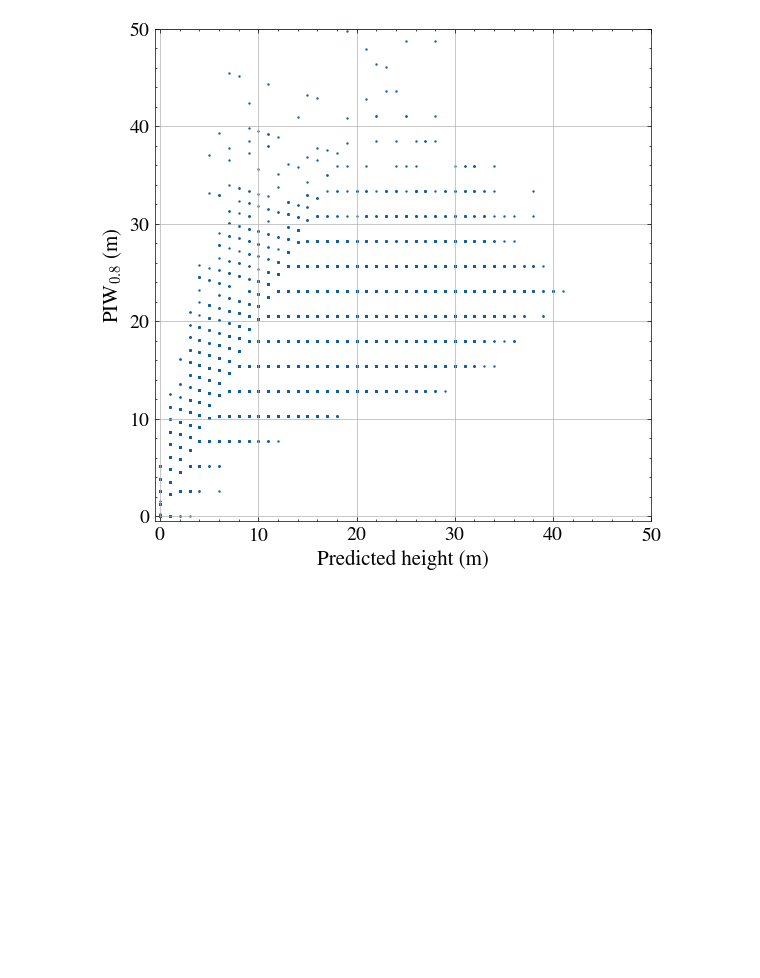
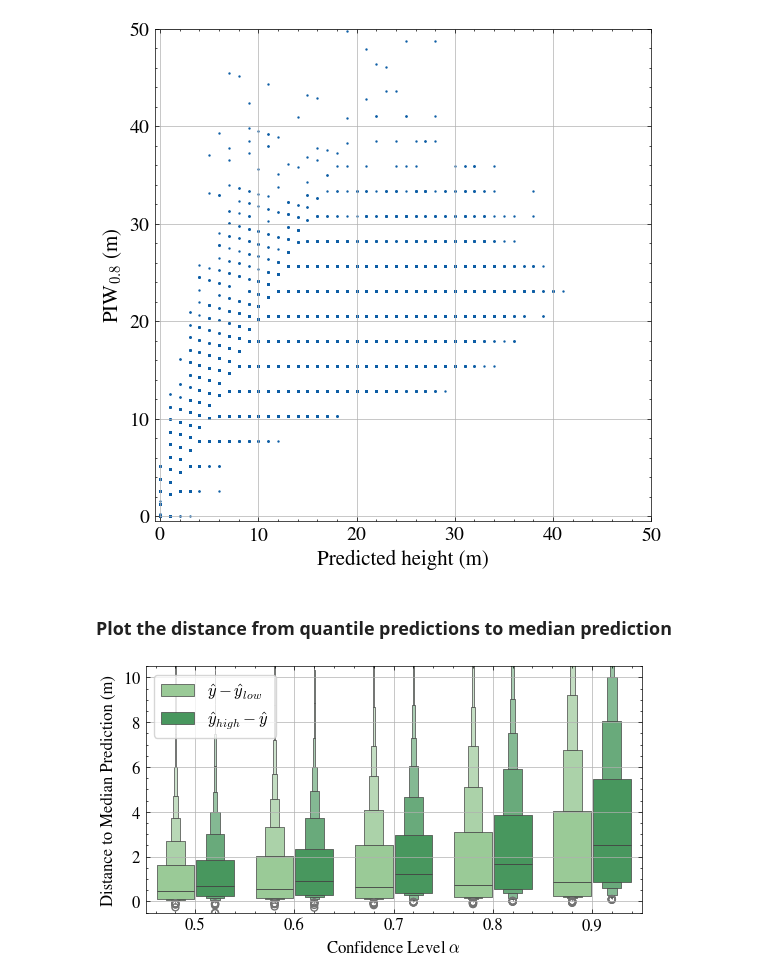
Before and after one commit to kschr40/tree_height_uncertainty_quantification, a Jupyter notebook: notebooks/evaluation.ipynb, the cells around one changed output. Drawn from its saved outputs; the diff is of its cells as text; code cells hidden in the pictures; blank space fills up the shorter version.

```diff
--- a/notebooks/evaluation.ipynb
+++ b/notebooks/evaluation.ipynb
@@ -475,3 +475,9 @@ Font family: ['serif']
 Font size: 14.0
 Dataframe loaded for model: lang, shape: (49413, 16)
 [figure]
+# %% [markdown]
+### Plot the distance from quantile predictions to median prediction
+# %%
+import seaborn as sns
+model_name = model_names[1]
+df = pd.read_pickle(f'results_dataframes/results_{model_name}.pkl')
@@ -477,0 +488,40 @@ Dataframe loaded for model: lang, shape: (49413, 16)
+# %%
+alphas = [0.5, 0.6, 0.7, 0.8, 0.9]
+all_data = []
+plt.rcParams.update({'font.size': 12})
+for alpha in alphas:
+    low_q = round((1 - alpha) / 2, 2)
+    high_q = round(1 - low_q, 2)
+    diff_low = df['quantile_0.5'] - df[f'quantile_{low_q}']
+    diff_high = df[f'quantile_{high_q}'] - df['quantile_0.5']
+
+    temp_df = pd.DataFrame({
+        'difference': pd.concat([diff_low, diff_high]),
+        'bound_type': ['$ \hat{y} - \hat{y}_{low}$'] * len(diff_low) + ['$\hat{y}_{high} - \hat{y}$'] * len(diff_high),
+        'alpha': alpha
+    })
+    all_data.append(temp_df)
+
+combined_df = pd.concat(all_data)
+plt.figure(figsize=(6.4,3.2))
+colors = plt.cm.Greens(np.linspace(0.3, 1, 7))
+color1 = colors[1]
+color2 = colors[3]
+# color1 = "#84F7A0"
+# color2 = "#3FFA3F"
+
+sns.boxenplot(data=combined_df, x='alpha', y='difference', hue='bound_type', palette=[color1, color2], gap = 0.05)
+
+plt.ylim(-0.5,10.5)
+legend = plt.legend(loc='upper left',frameon=True,  facecolor='white')
+# legend.set_zorder(1000)
+# plt.axhline(0, color='gray', linestyle='--')  # Add a horizontal line at y=0
+plt.xlabel('Confidence Level $\\alpha$')
+plt.ylabel('Distance to Median Prediction (m)')
+plt.grid(True)
+
+# plt.title('Distances to Median for Different Alphas')
+# plt.savefig('results/quantile_dist_to_median_boxenplot.pdf', dpi=300, bbox_inches='tight')
+plt.show()
+# %% [output]
+[figure, added]
```
Also changed, not shown: parts of 1 cell of this notebook, 1 other file.
